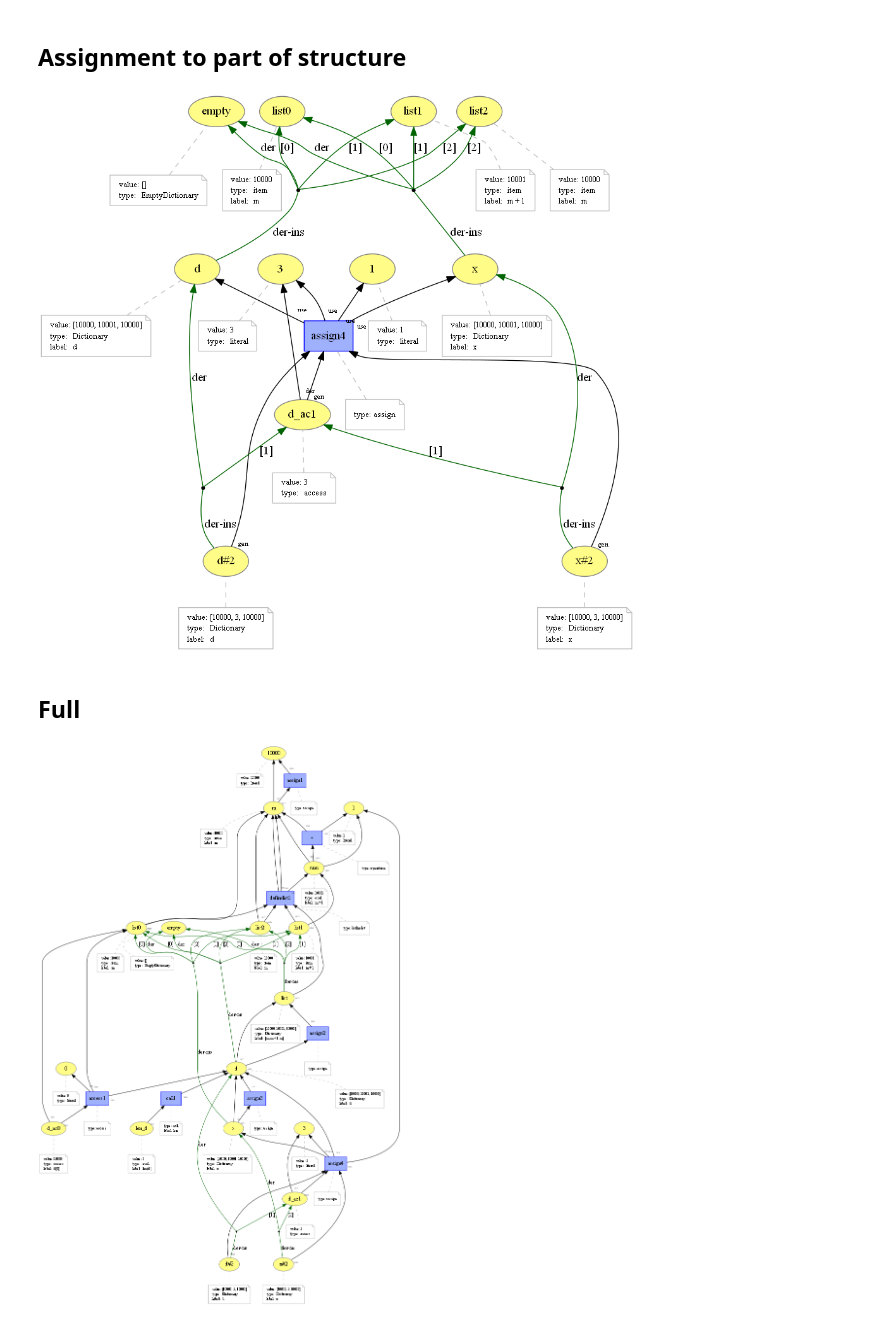
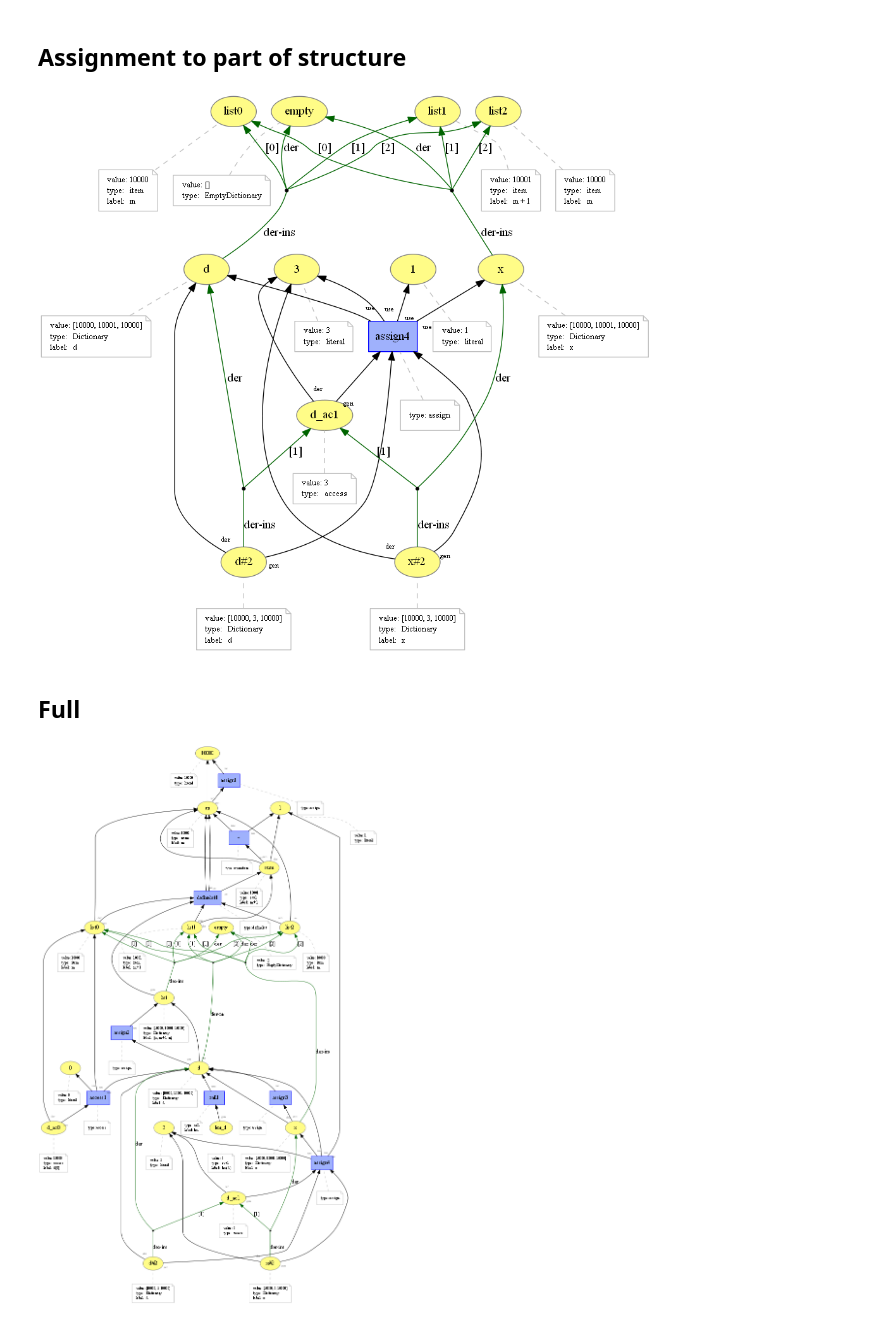
Before and after one commit to dew-uff/versioned-prov, a Jupyter notebook: notebooks/[PROV-Dictionary] Mapping.ipynb, the cells around one changed output. Saved outputs shown, nothing was run; the diff lists cells and outputs as text; code cells hidden in the pictures.

```diff
--- a/notebooks/[PROV-Dictionary] Mapping.ipynb
+++ b/notebooks/[PROV-Dictionary] Mapping.ipynb
@@ -223,21 +223,25 @@ entity(1, [value="1", type="script:literal"])
 entity(3, [value="3", type="script:literal"])
 entity(d_ac1, [value="3", type="script:access"])
 entity(d#2, [value="[10000, 3, 10000]", type="Dictionary", label="d"])
-derivedByInsertionFrom(d#2, d, {("1", d_ac1)})
 entity(x#2, [value="[10000, 3, 10000]", type="Dictionary", label="x"])
-derivedByInsertionFrom(x#2, x, {("1", d_ac1)})
 
 activity(assign4, [type="script:assign"])
-used(assign4, d, -)
-used(assign4, x, -)
 used(assign4, 1, -)
 used(u10; assign4, 3, -)
 wasGeneratedBy(g10; d_ac1, assign4, -)
-wasGeneratedBy(d#2, assign4, -)
-wasGeneratedBy(x#2, assign4, -)
 wasDerivedFrom(d_ac1, 3, assign4, g10, u10)
+
+used(u11; assign4, d, -)
+wasGeneratedBy(g11; d#2, assign4, -)
+wasDerivedFrom(d#2, d, assign4, g11, u11)
+derivedByInsertionFrom(d#2, d, {("1", d_ac1)})
+
+used(u12; assign4, x, -)
+wasGeneratedBy(g12; x#2, assign4, -)
+wasDerivedFrom(x#2, 3, assign4, g12, u12)
+derivedByInsertionFrom(x#2, x, {("1", d_ac1)})
 # %% [output]
-[figure, old version]
+[figure, new version]
 # %% [markdown]
 ## Full
 # %%
@@ -314,37 +318,41 @@ wasDerivedFrom(x, d, assign3, g8, u8)
 // call
 entity(len_d, [value="3", type="script:eval", label="len(d)"])
 
 activity(call1, [type="script:call", label="len"])
 used(call1, d, -)
 wasGeneratedBy(len_d, call1, -)
 
 // part access
 entity(0, [value="0", type="script:literal"])
 entity(d_ac0, [value="10000", type="script:access", label="d[0]"])
 
 activity(access1, [type="script:access"])
 used(access1, d, -)
 used(access1, 0, -)
 used(u9; access1, list0, -)
 wasGeneratedBy(g9; d_ac0, access1, -)
 wasDerivedFrom(d_ac0, list0, access1, g9, u9)
 
 // part assignment
 entity(3, [value="3", type="script:literal"])
 entity(d_ac1, [value="3", type="script:access"])
 entity(d#2, [value="[10000, 3, 10000]", type="Dictionary", label="d"])
-derivedByInsertionFrom(d#2, d, {("1", d_ac1)})
 entity(x#2, [value="[10000, 3, 10000]", type="Dictionary", label="x"])
-derivedByInsertionFrom(x#2, x, {("1", d_ac1)})
 
 activity(assign4, [type="script:assign"])
-used(assign4, d, -)
-used(assign4, x, -)
 used(assign4, 1, -)
 used(u10; assign4, 3, -)
 wasGeneratedBy(g10; d_ac1, assign4, -)
-wasGeneratedBy(d#2, assign4, -)
-wasGeneratedBy(x#2, assign4, -)
 wasDerivedFrom(d_ac1, 3, assign4, g10, u10)
+
+used(u11; assign4, d, -)
+wasGeneratedBy(g11; d#2, assign4, -)
+wasDerivedFrom(d#2, d, assign4, g11, u11)
+derivedByInsertionFrom(d#2, d, {("1", d_ac1)})
+
+used(u12; assign4, x, -)
+wasGeneratedBy(g12; x#2, assign4, -)
+wasDerivedFrom(x#2, 3, assign4, g12, u12)
+derivedByInsertionFrom(x#2, x, {("1", d_ac1)})
 # %% [output]
-[figure, old version]
+[figure, new version]
```
Also changed, not shown: 22 other files.
